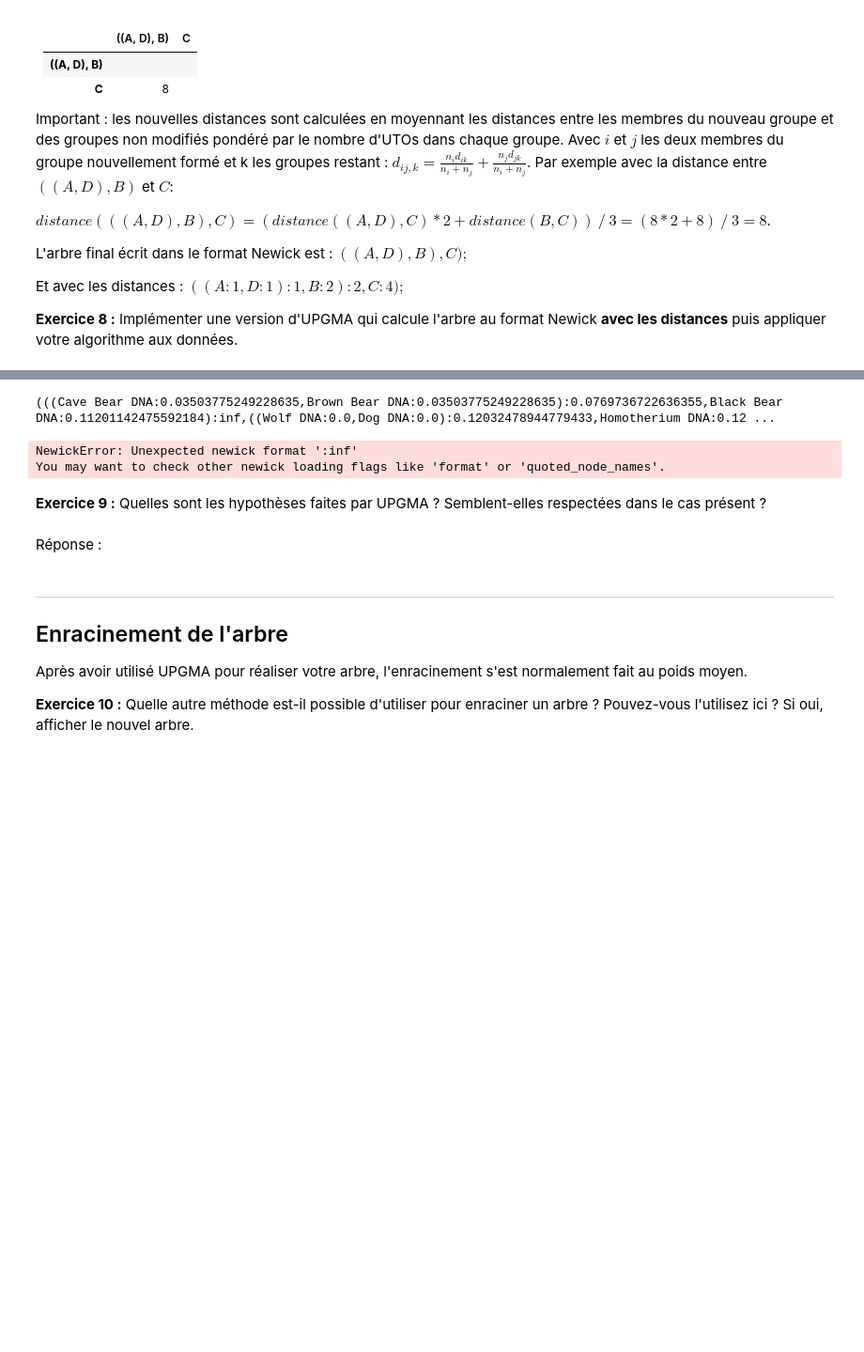
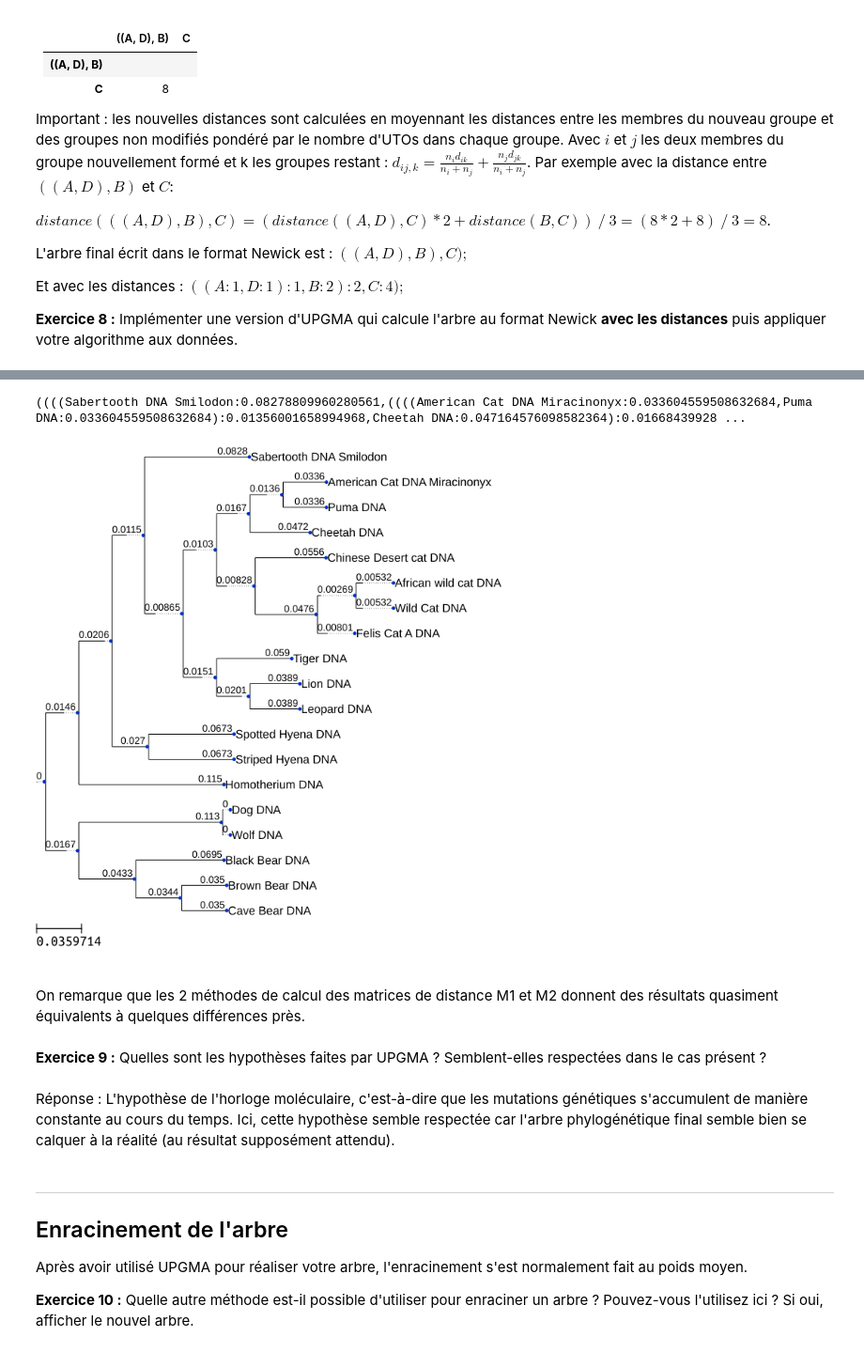
Before and after one commit to orthose/cat_phylo, a Jupyter notebook: projet_phylogenie.ipynb, the cells around one changed output, grey strips where cells are left out. Shown at 94% size. Saved outputs shown, nothing was run; the diff lists cells and outputs as text; code cells hidden in the pictures; blank space fills up the shorter version.

```diff
--- a/projet_phylogenie.ipynb
+++ b/projet_phylogenie.ipynb
@@ -388,7 +391,7 @@ def compute_distances(fasta, align=False):
     # Correction de Jukes-Cantor
     return abs(-(3 / 4) * np.log(1 - (4 / 3) * M))
 
-def triangle(M):
+def triu_inf(M):
     '''
     @param M: Matrice triangulaire avec triangle bas et le reste à 0.
     @return: Même matrice mais le triangle haut à inf
@@ -625,18 +660,19 @@ You may want to check other newick loading flags like 'format' or 'quoted_node_n
 # %%
 tree_fasta_align = upgma(M2, list(fasta_align.keys()))
 print(tree_fasta_align)
-t = Tree(tree_fasta)
+t = Tree(tree_fasta_align)
 ts = TreeStyle()
 ts.show_branch_length = True
 t.render('%%inline', w=183, units='mm', tree_style=ts)
 # %% [output]
-(((Cave Bear DNA:0.03503775249228635,Brown Bear DNA:0.03503775249228635):0.0769736722636355,Black Bear DNA:0.11201142475592184):inf,((Wolf DNA:0.0,Dog DNA:0.0):0.12032478944779433,Homotherium DNA:0.12 ...
+((((Sabertooth DNA Smilodon:0.08278809960280561,((((American Cat DNA Miracinonyx:0.033604559508632684,Puma DNA:0.033604559508632684):0.01356001658994968,Cheetah DNA:0.047164576098582364):0.01668439928 ...
-NewickError: Unexpected newick format ':inf'
-You may want to check other newick loading flags like 'format' or 'quoted_node_names'.
+[figure, added]
+# %% [markdown]
+On remarque que les 2 méthodes de calcul des matrices de distance M1 et M2 donnent des résultats quasiment équivalents à quelques différences près.
 # %% [markdown]
 **Exercice 9 :** Quelles sont les hypothèses faites par UPGMA ? Semblent-elles respectées dans le cas présent ?
-# %% [markdown]
-Réponse :
+# %% [markdown]
+Réponse : L'hypothèse de l'horloge moléculaire, c'est-à-dire que les mutations génétiques s'accumulent de manière constante au cours du temps. Ici, cette hypothèse semble respectée car l'arbre phylogénétique final semble bien se calquer à la réalité (au résultat supposément attendu).
 # %% [markdown]
 ----
 ## Enracinement de l'arbre
```
Also changed, not shown: parts of 11 cells of this notebook.
